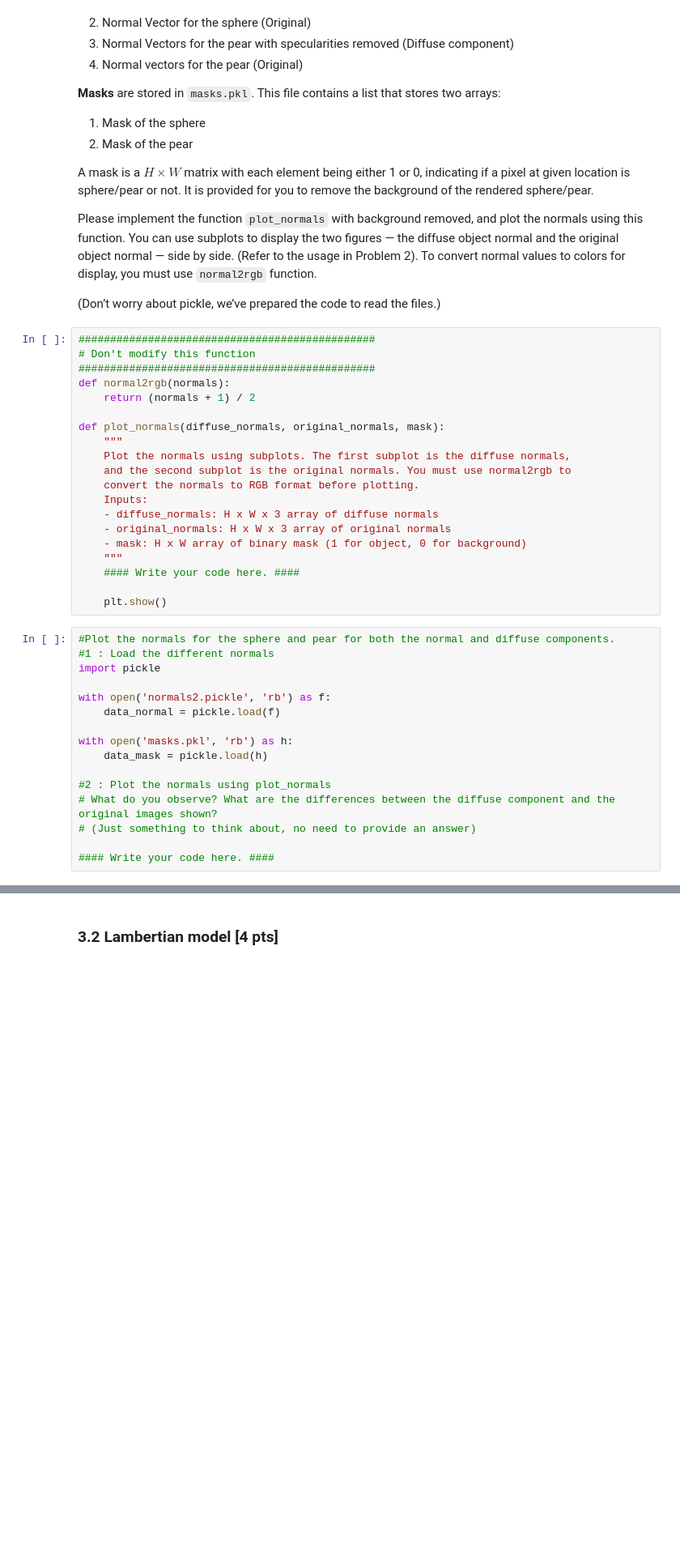
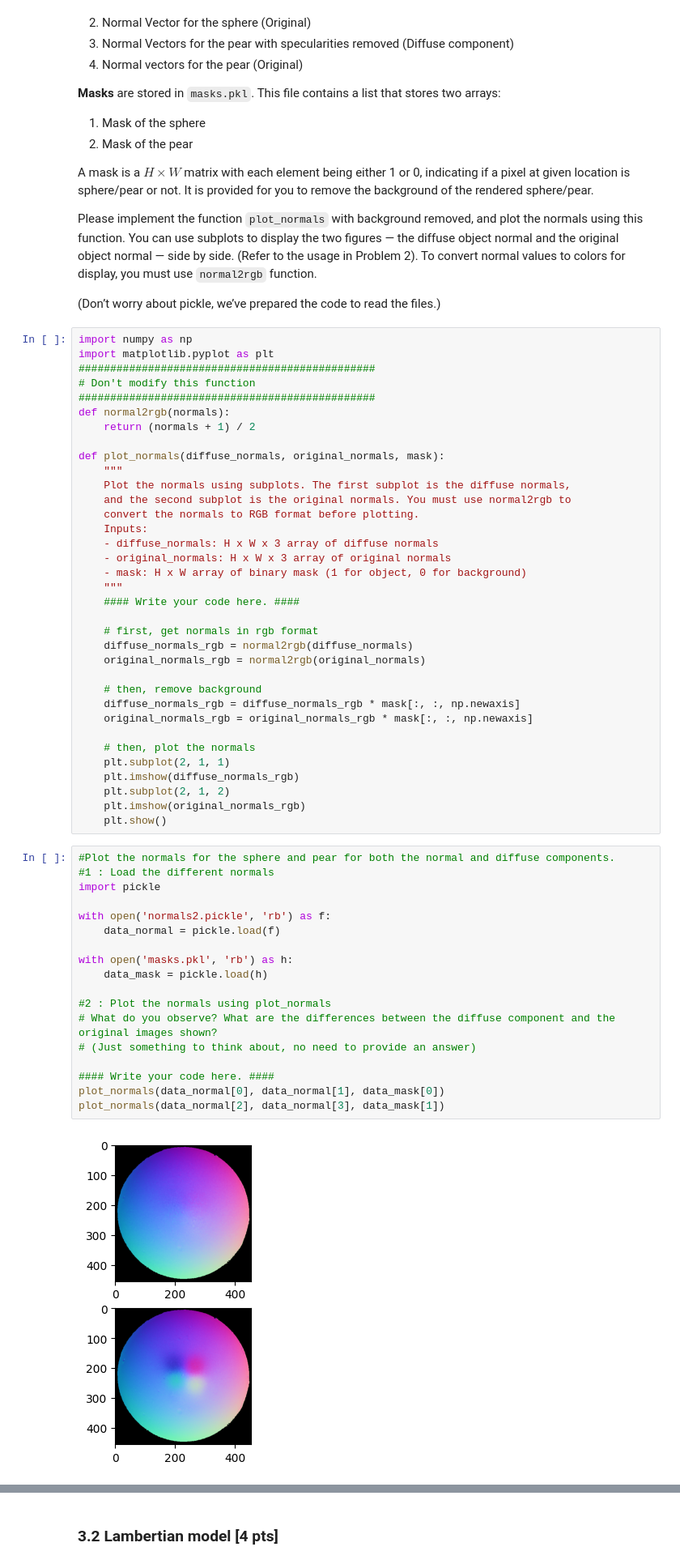
Before and after one commit to mahesmeh001/Computer-Vision, a Jupyter notebook: CSE252A_FA25_assignment_1/CSE252A_FA25_assignment_1.ipynb, the cells around one changed output, grey strips where cells are left out. Shown at 81% size. Saved outputs shown, nothing was run; the diff lists cells and outputs as text; blank space fills up the shorter version.

```diff
--- a/CSE252A_FA25_assignment_1/CSE252A_FA25_assignment_1.ipynb
+++ b/CSE252A_FA25_assignment_1/CSE252A_FA25_assignment_1.ipynb
@@ -426,6 +426,8 @@ Please implement the function `plot_normals` with background removed, and plot t
 
 (Don’t worry about pickle, we’ve prepared the code to read the files.)
 # %%
+import numpy as np
+import matplotlib.pyplot as plt
 ###############################################
 # Don't modify this function
 ###############################################
@@ -444,20 +446,37 @@ def plot_normals(diffuse_normals, original_normals, mask):
     """
     #### Write your code here. ####
 
+    # first, get normals in rgb format
+    diffuse_normals_rgb = normal2rgb(diffuse_normals)
+    original_normals_rgb = normal2rgb(original_normals)
+
+    # then, remove background
+    diffuse_normals_rgb = diffuse_normals_rgb * mask[:, :, np.newaxis]
+    original_normals_rgb = original_normals_rgb * mask[:, :, np.newaxis]
+
+    # then, plot the normals
+    plt.subplot(2, 1, 1)
+    plt.imshow(diffuse_normals_rgb)
+    plt.subplot(2, 1, 2)
+    plt.imshow(original_normals_rgb)
     plt.show()
 # %%
 #Plot the normals for the sphere and pear for both the normal and diffuse components.
 #1 : Load the different normals
 import pickle
 
 with open('normals2.pickle', 'rb') as f:
     data_normal = pickle.load(f)
 
 with open('masks.pkl', 'rb') as h:
     data_mask = pickle.load(h)
 
 #2 : Plot the normals using plot_normals
 # What do you observe? What are the differences between the diffuse component and the original images shown?
 # (Just something to think about, no need to provide an answer)
 
 #### Write your code here. ####
+plot_normals(data_normal[0], data_normal[1], data_mask[0])
+plot_normals(data_normal[2], data_normal[3], data_mask[1])
+# %% [output]
+[figure, added]
```
Also changed, not shown: parts of 1 cell of this notebook.
